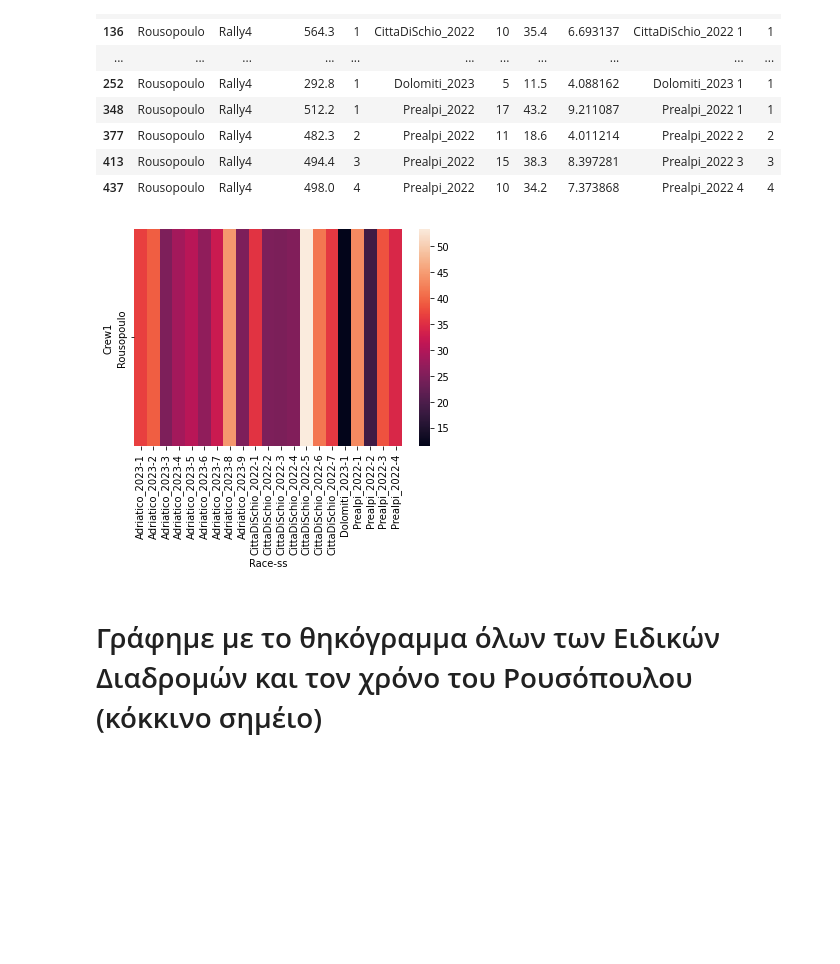
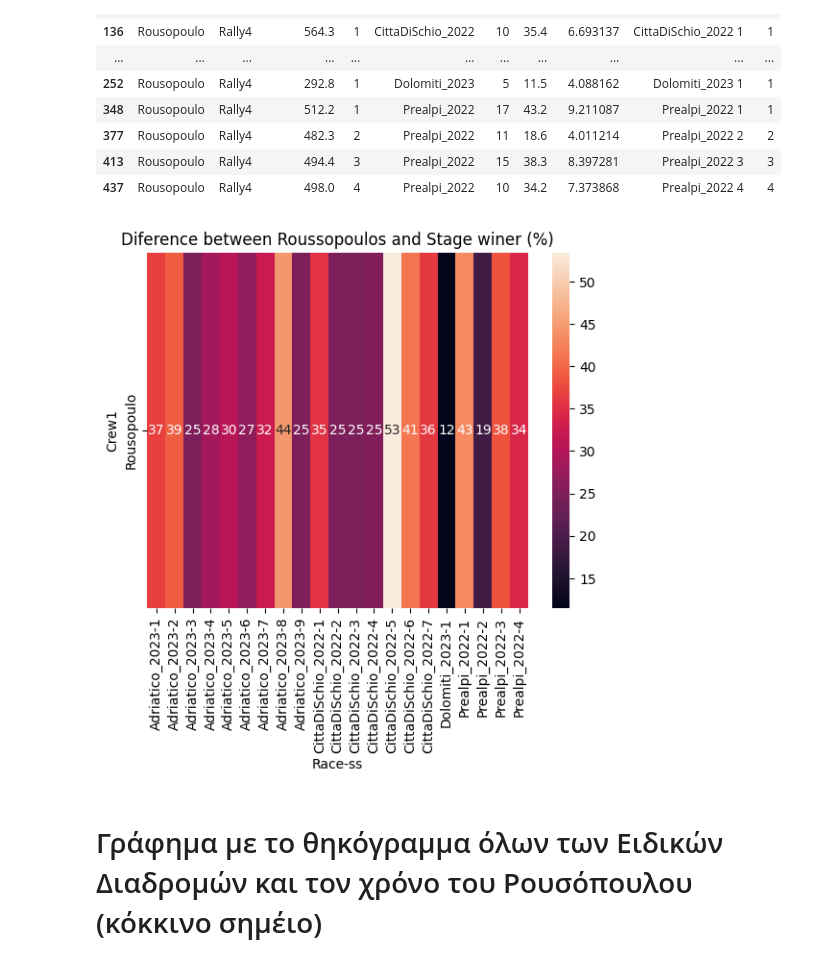
Before and after one commit to teneatis/results2023, a Jupyter notebook: otherRallies/Rousopoulos/Rousopoulos_Difference_byRally.ipynb, the cells around one changed output. Drawn from its saved outputs; the diff is of its cells as text; code cells hidden in the pictures; blank space fills up the shorter version.

```diff
--- a/otherRallies/Rousopoulos/Rousopoulos_Difference_byRally.ipynb
+++ b/otherRallies/Rousopoulos/Rousopoulos_Difference_byRally.ipynb
@@ -154,13 +154,14 @@ Dolomiti_R = rouso[ss_times_F2['Race']=='Dolomiti_2023']
 # %%
 ss_times_Rou = pd.pivot_table(rouso, values='diff',
                                 index='Crew1',
                                 columns=['Race', 'ss'])
-Heatmap_Rou = sns.heatmap(ss_times_Rou)
+Heatmap_Rou = sns.heatmap(ss_times_Rou,annot=True)
+plt.title('Diference between Roussopoulos and Stage winer (%)')
 plt.savefig("Heatmap_Rous.png")
 # %% [output]
-[figure, old version]
+[figure, new version]
 # %% [markdown]
-# Γράφημε με το θηκόγραμμα όλων των Ειδικών Διαδρομών και τον χρόνο του Ρουσόπουλου (κόκκινο σημέιο)
+# Γράφημα με το θηκόγραμμα όλων των Ειδικών Διαδρομών και τον χρόνο του Ρουσόπουλου (κόκκινο σημέιο)
 # %%
 bplt=sns.boxplot( x=ss_times_F2["time_SS_sec"], y=ss_times_F2["RaceSS"])
 rsplt = sns.scatterplot( x=["time_SS_sec"], y=rouso["RaceSS"], color = 'red', s=70).set(title='Θηκόγραμμα και χρόνοι Ρουσόπουλου')
```
Also changed, not shown: parts of 11 cells of this notebook, 10 other files.
